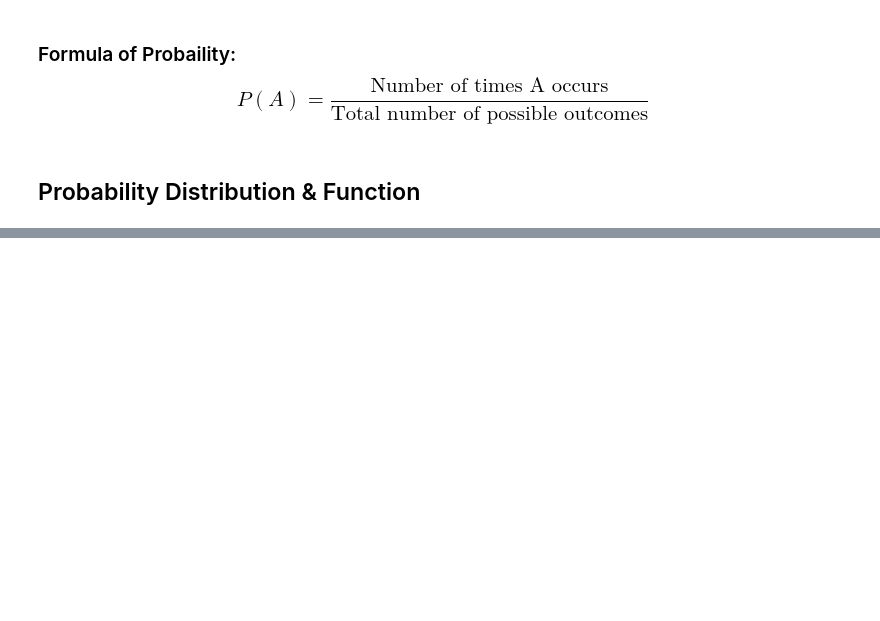
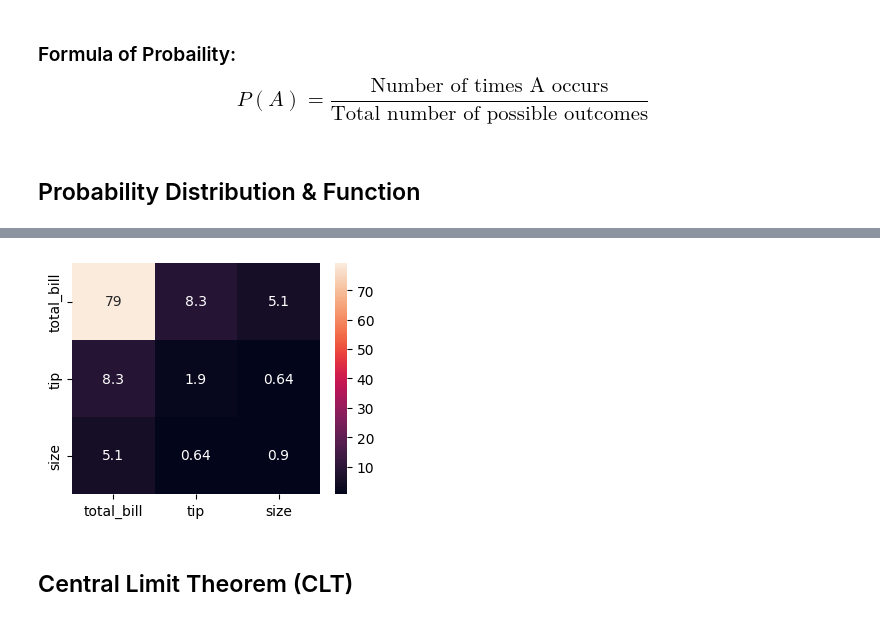
Before and after one commit to lukhi-laksh/Machine-Learning, a Jupyter notebook: Data Science Maths/Basic.ipynb, the cells around one changed output, grey strips where cells are left out. Drawn from its saved outputs; the diff is of its cells as text; code cells hidden in the pictures; blank space fills up the shorter version.

```diff
--- a/Data Science Maths/Basic.ipynb
+++ b/Data Science Maths/Basic.ipynb
@@ -276,0 +346,4 @@ plt.show() # Here we can show mean = median = mode this is normal skewed
+# %%
+tips_cov = tips_df.select_dtypes(['float64', 'int64']).cov()
+tips_cov
+# Find Covariance of data range infinity
@@ -276,0 +362,9 @@ plt.show() # Here we can show mean = median = mode this is normal skewed
+# %%
+# Covariation of tips_corr Heatmap
+plt.figure(figsize=(4, 3))
+sns.heatmap(tips_cov, annot=True)
+plt.show()
+# %% [output]
+[figure, added]
+# %% [markdown]
+## Central Limit Theorem (CLT)
```
Also changed, not shown: parts of 28 cells of this notebook, 1 other file.
